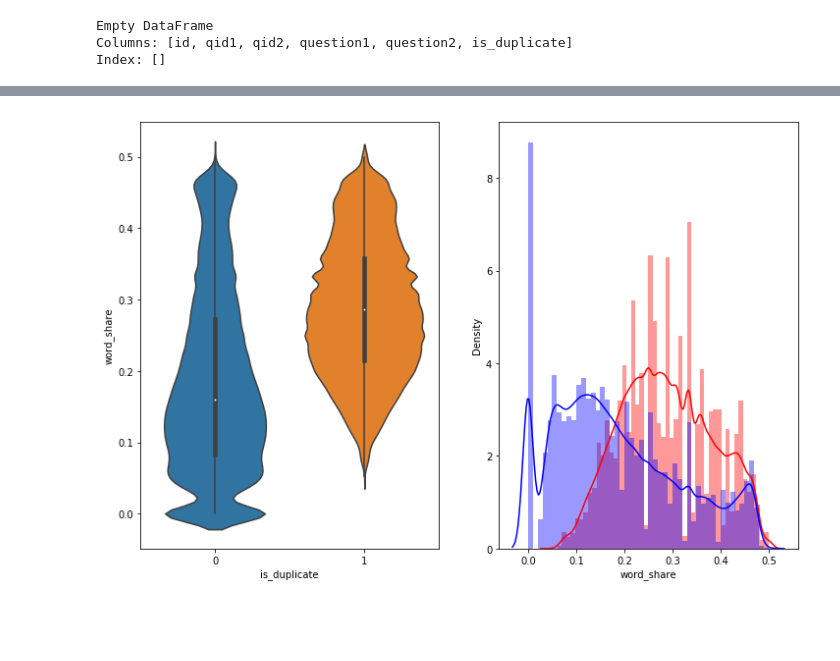
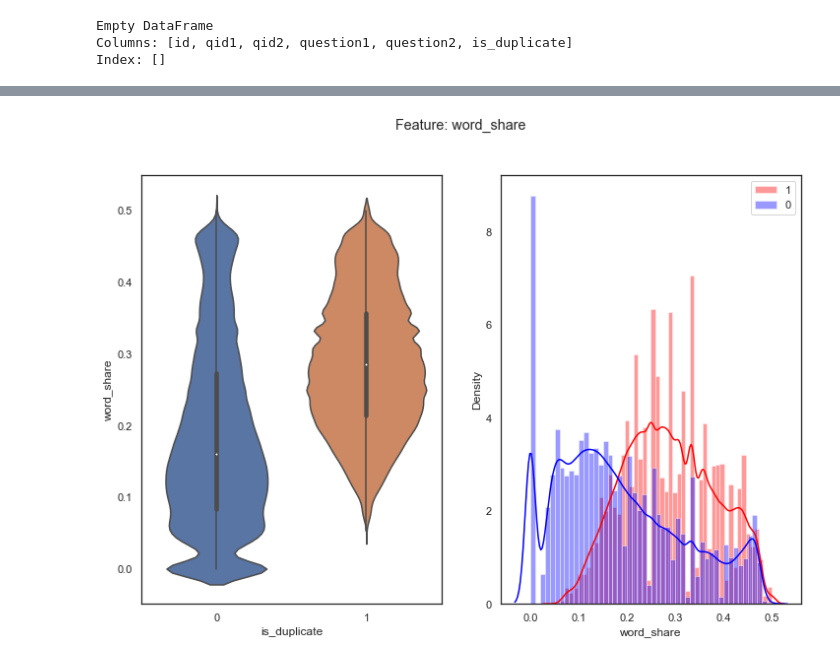
Before and after one commit to sistaseetaram/QuoraQuestionPairSimilarity, a Jupyter notebook: EDA_ON_QQPS.ipynb, the cells around one changed output, grey strips where cells are left out. Saved outputs shown, nothing was run; the diff lists cells and outputs as text; code cells hidden in the pictures; blank space fills up the shorter version.

```diff
--- a/EDA_ON_QQPS.ipynb
+++ b/EDA_ON_QQPS.ipynb
@@ -215,9 +209,11 @@ Let us now construct a few features like:
  - ____freq_q1+freq_q2____ = sum total of frequency of qid1 and qid2
  - ____freq_q1-freq_q2____ = absolute difference of frequency of qid1 and qid2
 # %%
-if os.path.isfile('df_fe_without_preprocessing_train.csv'):
-    df = pd.read_csv("df_fe_without_preprocessing_train.csv",encoding='latin-1')
-else:
+# Ref: https://towardsdatascience.com/apply-function-to-pandas-dataframe-rows-76df74165ee4
+# Ref: https://stackoverflow.com/questions/33518124/how-to-apply-a-function-on-every-row-on-a-dataframe
+if os.path.isfile('df_fe_without_preprocessing_train.pkl'):
+    df = pd.read_pickle("df_fe_without_preprocessing_train.pkl")
+elif isinstance(df,pd.core.frame.DataFrame):
     df['freq_qid1'] = df.groupby('qid1')['qid1'].transform('count')
     df['freq_qid2'] = df.groupby('qid2')['qid2'].transform('count')
     df['q1len'] = df['question1'].str.len()
@@ -246,7 +242,9 @@ else:
     df['freq_q1+q2'] = df['freq_qid1']+df['freq_qid2']
     df['freq_q1-q2'] = abs(df['freq_qid1']-df['freq_qid2'])
 
-    df.to_csv("df_fe_without_preprocessing_train.csv", index=False)
+    df.to_pickle("df_fe_without_preprocessing_train.pkl")
+else:
+    print("Unexpected input encountered")
 
 df.head()
 # %% [output]
@@ -277,12 +289,12 @@ Number of Questions with minimum length [question2] : 24
 # %%
-plt.figure(figsize=(12, 8))
-
+f= plt.figure(figsize=(12, 8))
+f.suptitle('Feature: word_share')
 plt.subplot(1,2,1)
 sns.violinplot(x = 'is_duplicate', y = 'word_share', data = df[0:])
-
 plt.subplot(1,2,2)
 sns.distplot(df[df['is_duplicate'] == 1.0]['word_share'][0:] , label = "1", color = 'red')
 sns.distplot(df[df['is_duplicate'] == 0.0]['word_share'][0:] , label = "0" , color = 'blue' )
+plt.legend()
 plt.show()
 # %% [output]
-[figure, old version]
+[figure, new version]
```
Also changed, not shown: parts of 33 cells of this notebook.
